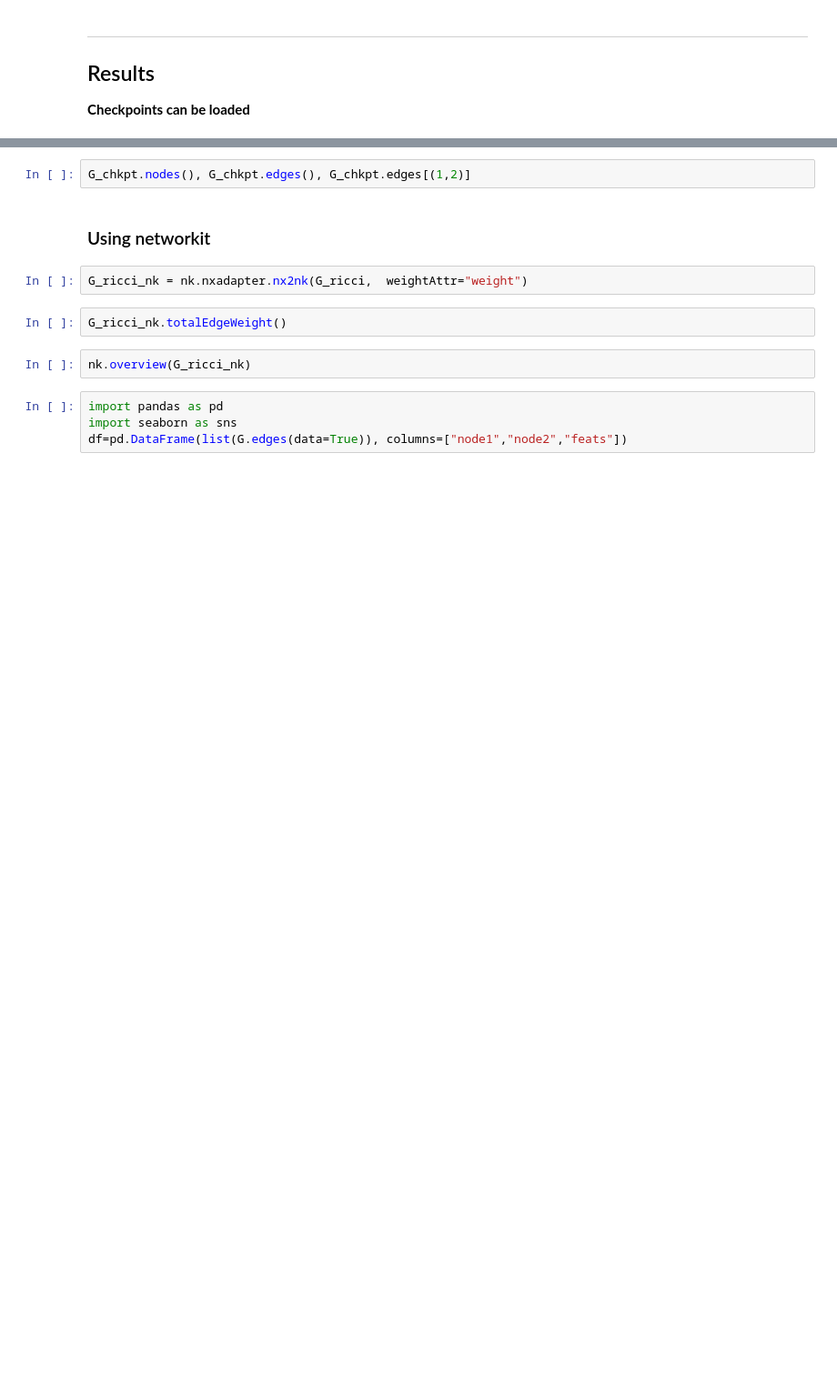
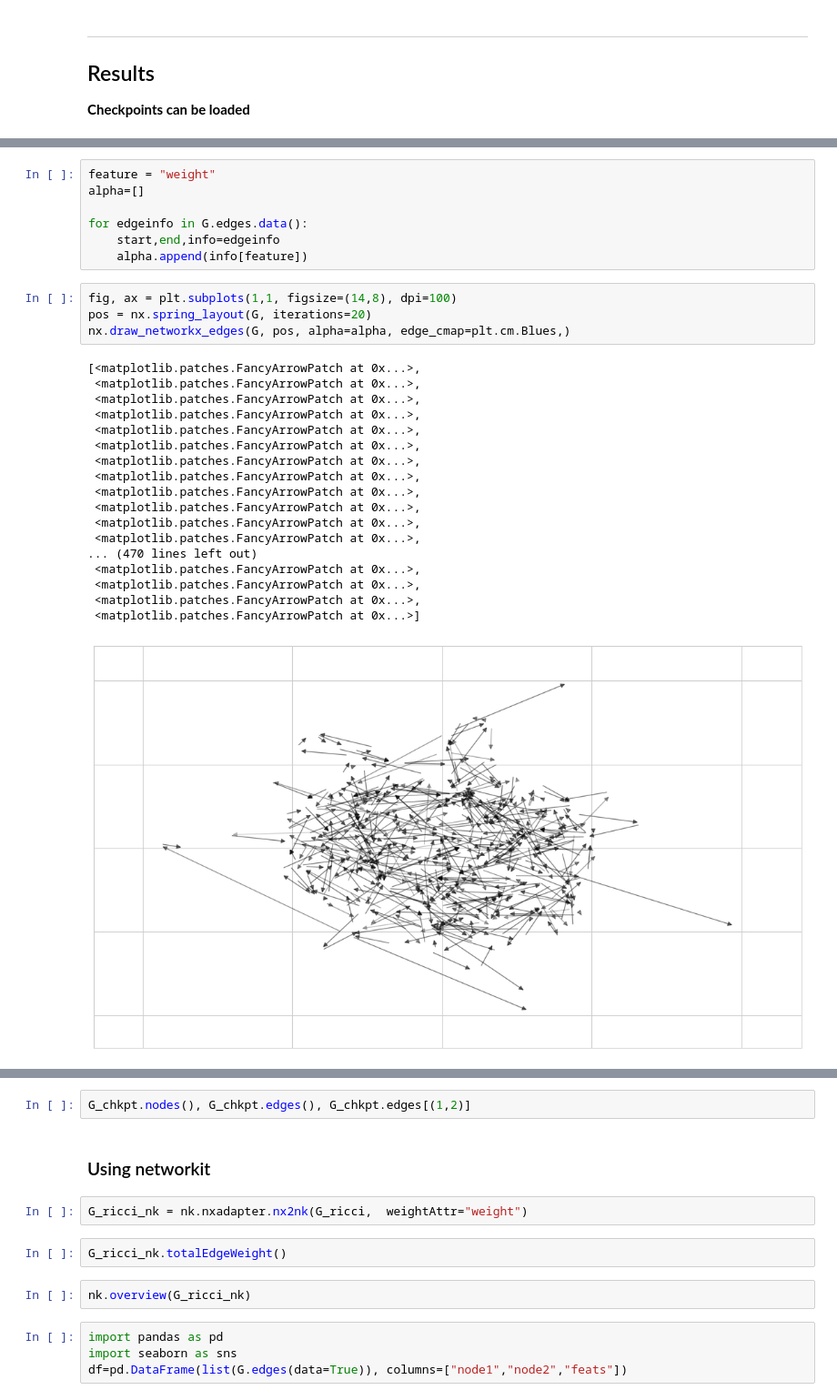
Before and after one commit to jorgeavilacartes/panricci, a Jupyter notebook: notebooks/ricci-flow.ipynb, the cells around one changed output, grey strips where cells are left out. Shown: that part at 91% size. Saved outputs shown, nothing was run; the diff lists cells and outputs as text; blank space fills up the shorter version.

```diff
--- a/notebooks/ricci-flow.ipynb
+++ b/notebooks/ricci-flow.ipynb
@@ -34,0 +79,30 @@ G_chkpt = nx.read_edgelist(
+# %%
+feature = "weight"
+alpha=[]
+
+for edgeinfo in G.edges.data():
+    start,end,info=edgeinfo
+    alpha.append(info[feature])
+# %%
+fig, ax = plt.subplots(1,1, figsize=(14,8), dpi=100)
+pos = nx.spring_layout(G, iterations=20)
+nx.draw_networkx_edges(G, pos, alpha=alpha, edge_cmap=plt.cm.Blues,)
+# %% [output]
+[<matplotlib.patches.FancyArrowPatch at 0x...>,
+ <matplotlib.patches.FancyArrowPatch at 0x...>,
+ <matplotlib.patches.FancyArrowPatch at 0x...>,
+ <matplotlib.patches.FancyArrowPatch at 0x...>,
+ <matplotlib.patches.FancyArrowPatch at 0x...>,
+ <matplotlib.patches.FancyArrowPatch at 0x...>,
+ <matplotlib.patches.FancyArrowPatch at 0x...>,
+ <matplotlib.patches.FancyArrowPatch at 0x...>,
+ <matplotlib.patches.FancyArrowPatch at 0x...>,
+ <matplotlib.patches.FancyArrowPatch at 0x...>,
+ <matplotlib.patches.FancyArrowPatch at 0x...>,
+ <matplotlib.patches.FancyArrowPatch at 0x...>,
+... (470 lines left out)
+ <matplotlib.patches.FancyArrowPatch at 0x...>,
+ <matplotlib.patches.FancyArrowPatch at 0x...>,
+ <matplotlib.patches.FancyArrowPatch at 0x...>,
+ <matplotlib.patches.FancyArrowPatch at 0x...>]
+[figure, added]
```
Also changed, not shown: parts of 7 cells of this notebook, 3 other files.
